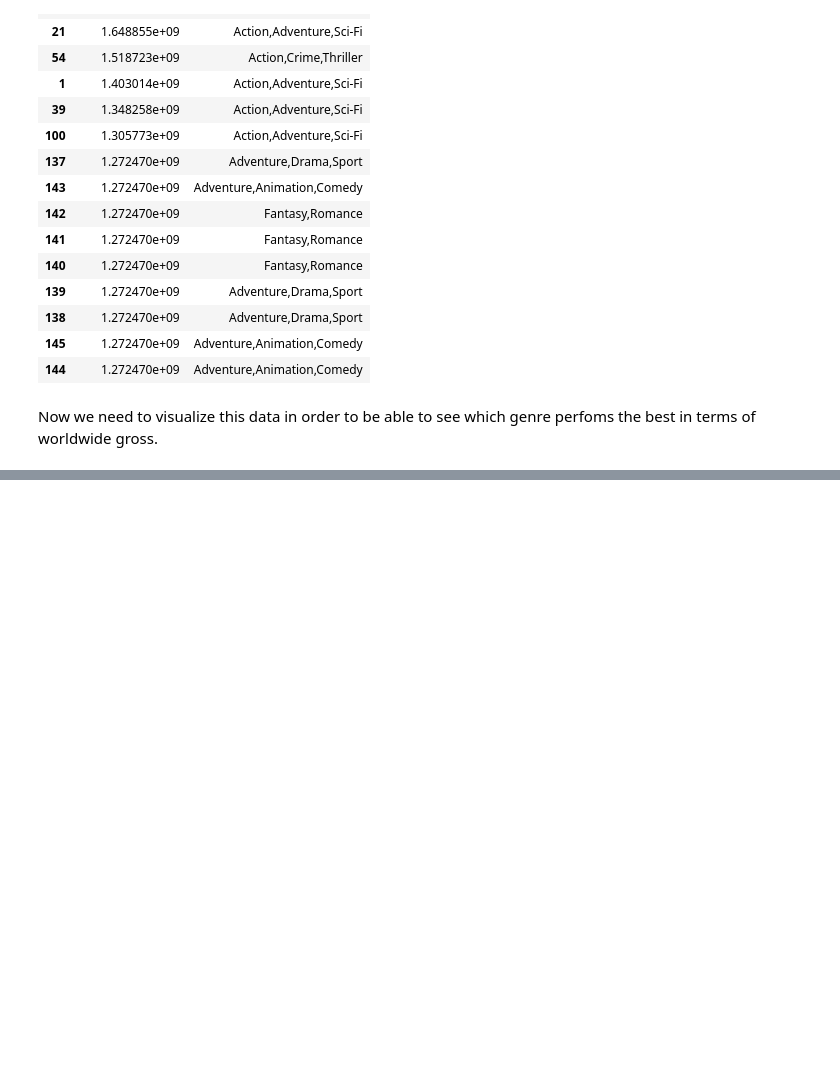
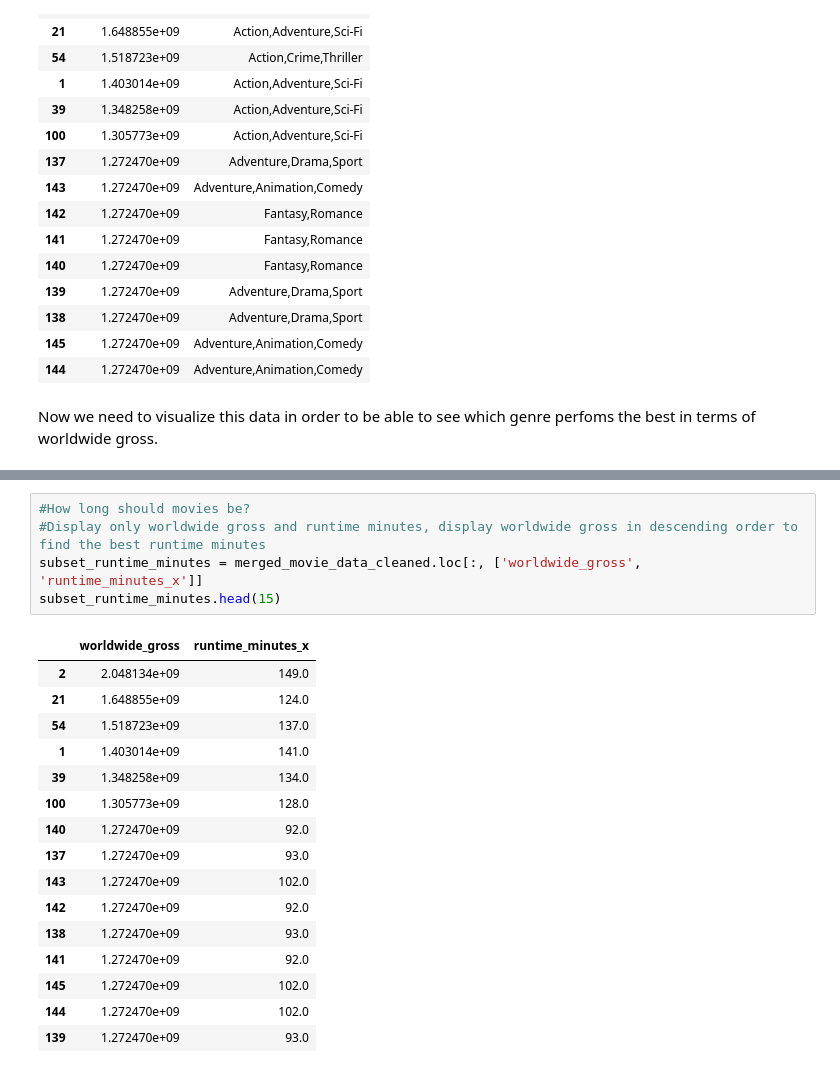
Before and after one commit to William-Itotia/dsc-phase-1-project-Microsoft-Analysis, a Jupyter notebook: student.ipynb, the cells around one changed output, grey strips where cells are left out. Cells and saved outputs as stored; diff of their text form; blank space fills up the shorter version.

```diff
--- a/student.ipynb
+++ b/student.ipynb
@@ -511,3 +510,25 @@ plt.tight_layout()
 plt.show()
 # %% [output]
 [figure]
+# %%
+#How long should movies be?
+#Display only worldwide gross and runtime minutes, display worldwide gross in descending order to find the best runtime minutes
+subset_runtime_minutes = merged_movie_data_cleaned.loc[:, ['worldwide_gross', 'runtime_minutes_x']]
+subset_runtime_minutes.head(15)
+# %% [output]
+|  | worldwide_gross | runtime_minutes_x |
+| 2 | 2.048134e+09 | 149.0 |
+| 21 | 1.648855e+09 | 124.0 |
+| 54 | 1.518723e+09 | 137.0 |
+| 1 | 1.403014e+09 | 141.0 |
+| 39 | 1.348258e+09 | 134.0 |
+| 100 | 1.305773e+09 | 128.0 |
+| 140 | 1.272470e+09 | 92.0 |
+| 137 | 1.272470e+09 | 93.0 |
+| 143 | 1.272470e+09 | 102.0 |
+| 142 | 1.272470e+09 | 92.0 |
+| 138 | 1.272470e+09 | 93.0 |
+| 141 | 1.272470e+09 | 92.0 |
+| 145 | 1.272470e+09 | 102.0 |
+| 144 | 1.272470e+09 | 102.0 |
+| 139 | 1.272470e+09 | 93.0 |
```
Also changed, not shown: parts of 10 cells of this notebook.
